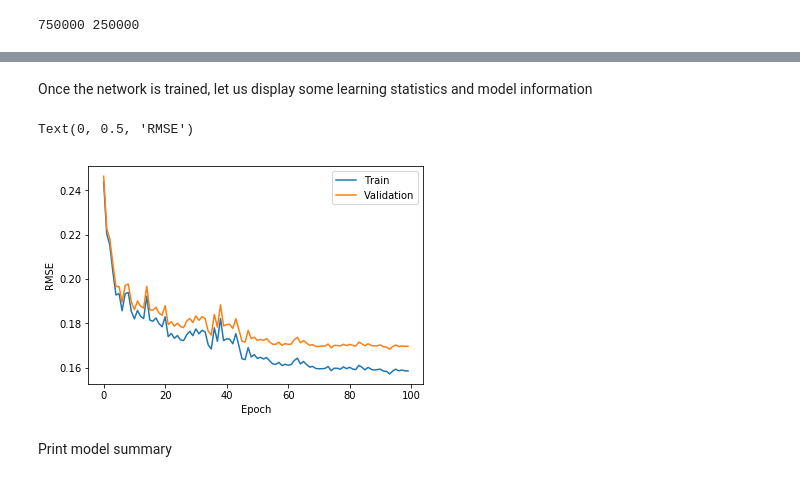
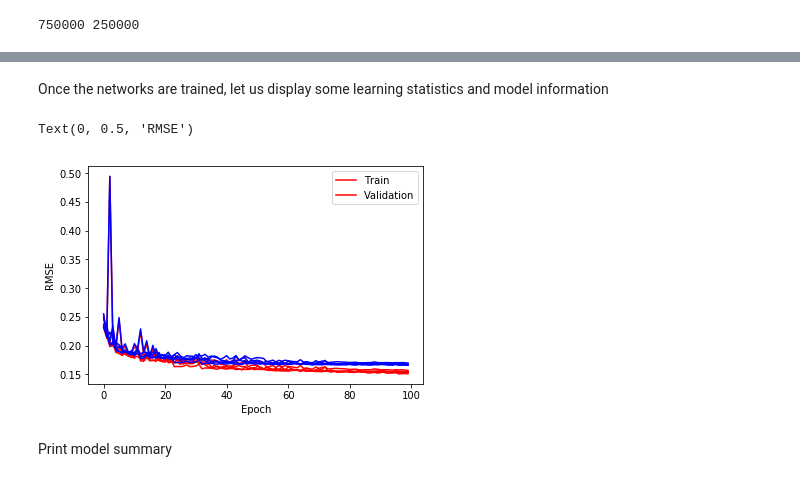
Before and after one commit to agrayver/streakcnn, a Jupyter notebook: train_CNN_pytorch.ipynb, the cells around one changed output, grey strips where cells are left out. Drawn from its saved outputs; the diff is of its cells as text; code cells hidden in the pictures.

```diff
--- a/train_CNN_pytorch.ipynb
+++ b/train_CNN_pytorch.ipynb
@@ -225,14 +225,14 @@ Epoch 119. Train RMSE = 0.1616, Validation RMSE = 0.1732
 # %% [markdown]
-Once the network is trained, let us display some learning statistics and model information
+Once the networks are trained, let us display some learning statistics and model information
 # %%
 fig = plt.figure()
-plt.plot(train_loss_log, '')
-plt.plot(validation_loss_log)
+plt.plot(train_loss_log[:].transpose(), 'r')
+plt.plot(validation_loss_log[:].transpose(), 'b')
 plt.legend(('Train', 'Validation'))
 plt.xlabel('Epoch')
 plt.ylabel('RMSE')
 # %% [output]
 Text(0, 0.5, 'RMSE')
-[figure, old version]
+[figure, new version]
 # %% [markdown]
 Print model summary
```
Also changed, not shown: parts of 9 cells of this notebook, 11 other files.
